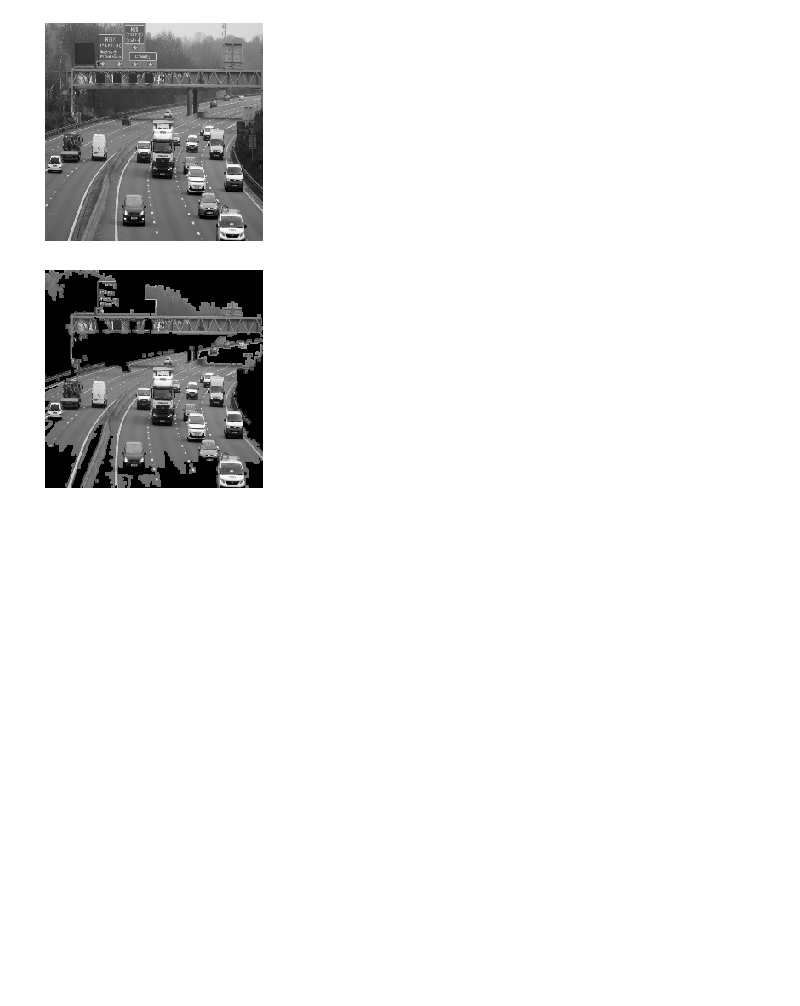
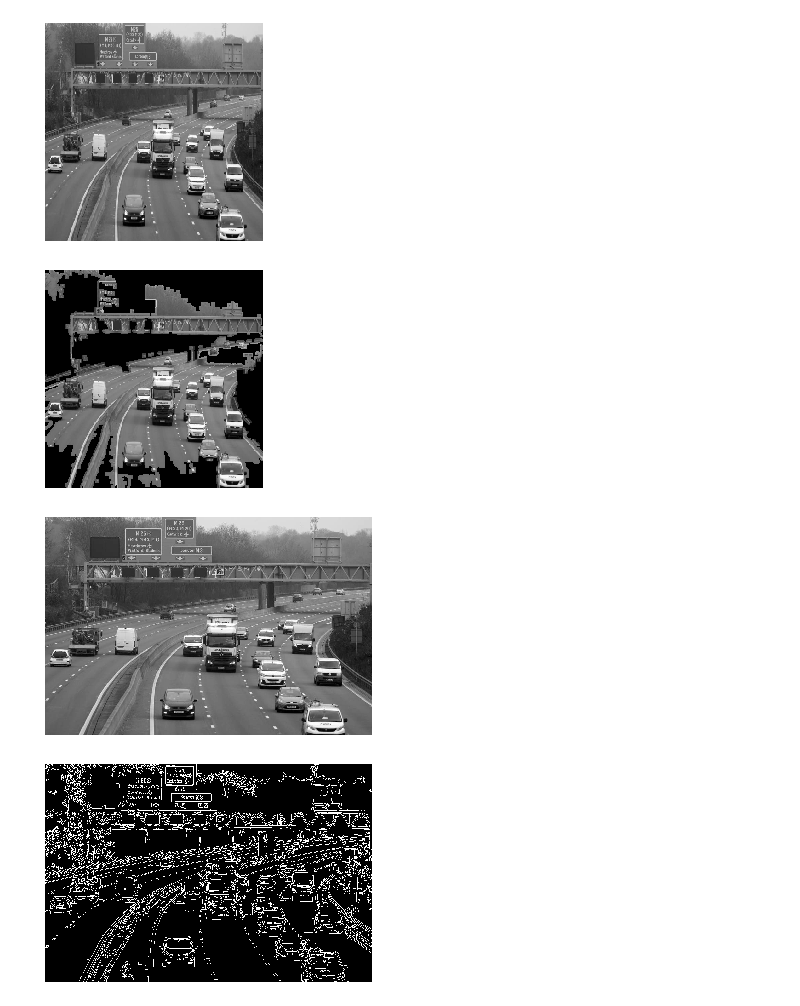
Before and after one commit to MohamedElhadidy0019/Vehicle_Detection, a Jupyter notebook: frame_processing.ipynb, the cells around one changed output. Cells and saved outputs as stored; diff of their text form; code cells hidden in the pictures; blank space fills up the shorter version.

```diff
--- a/frame_processing.ipynb
+++ b/frame_processing.ipynb
@@ -72,3 +73,31 @@ plt.imshow(segmented,cmap="gray")
 plt.show()
 # %% [output]
 [figure]
+# %%
+def plt_image(img):
+    plt.axis("off")
+    plt.imshow(img,cmap="gray")
+    plt.show()
+# %%
+img=cv2.imread("highway1.jpg",0)
+plt_image(img)
+frame=img
+
+# Parameters
+blur = 21
+canny_low = 15
+canny_high = 150
+min_area = 0.0005
+max_area = 0.95
+dilate_iter = 10
+erode_iter = 10
+mask_color = (0.0,0.0,0.0)
+
+image_gray=frame
+
+
+edges = cv2.Canny(image_gray, canny_low, canny_high)
+plt_image(edges)
+# %% [output]
+[figure, added]
+[figure, added]
```
Also changed, not shown: parts of 11 cells of this notebook, 8 other files.
